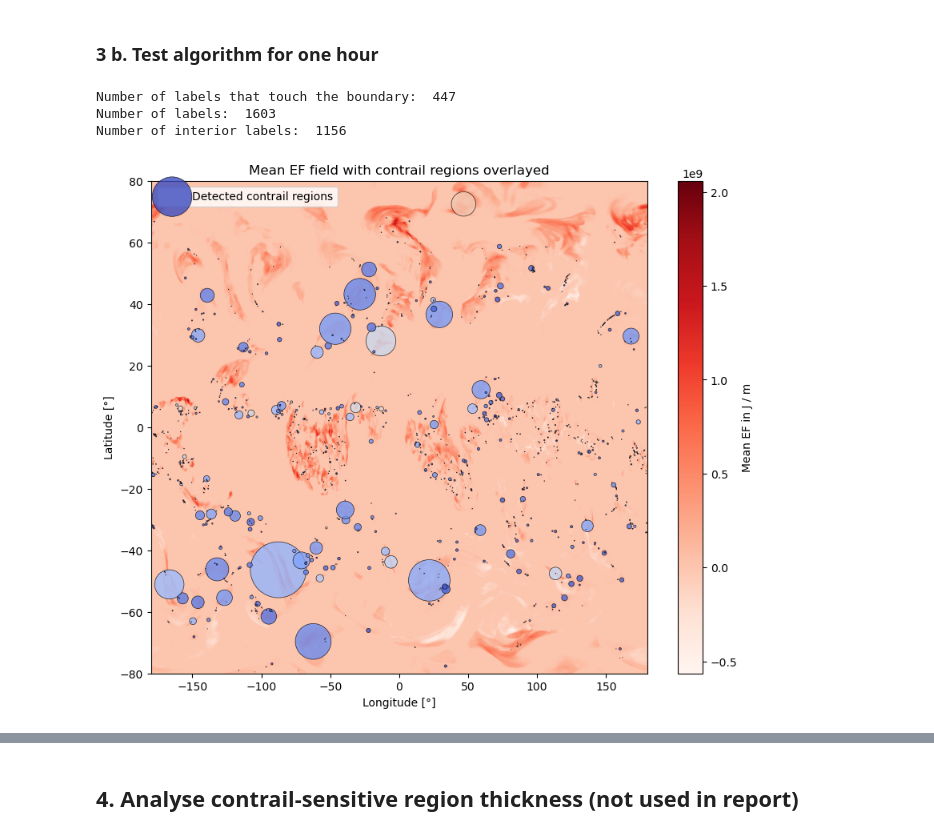
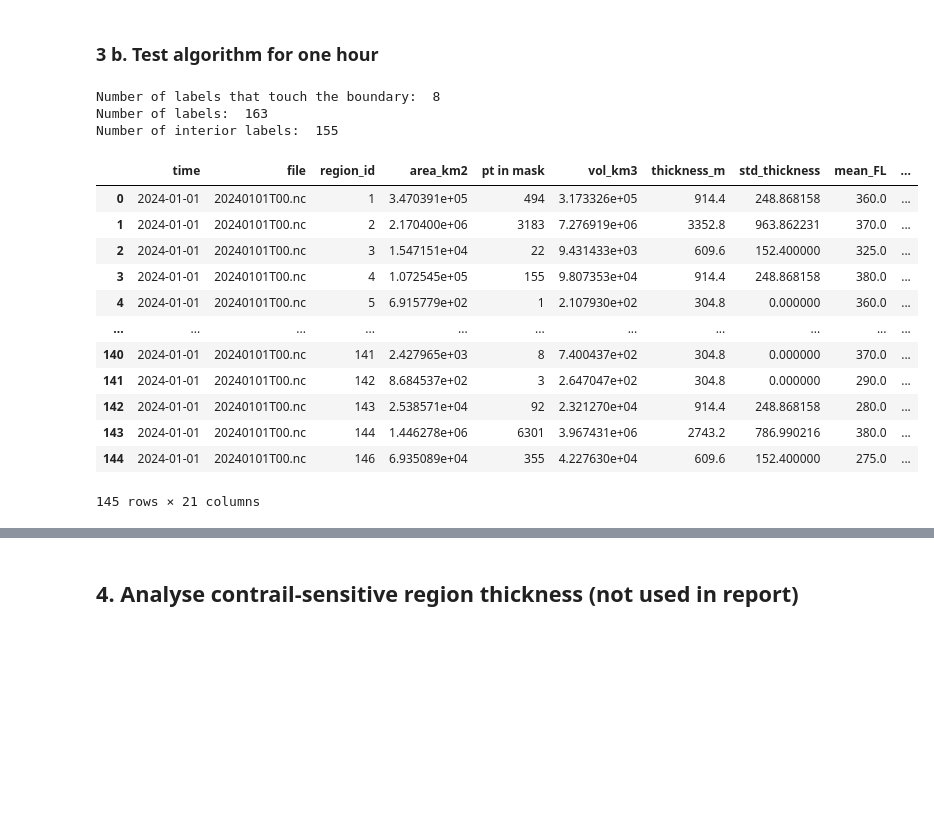
Before and after one commit to Transport-Environment/atm_and_contrail_avoidance, a Jupyter notebook: 3_issr.ipynb, the cells around one changed output, grey strips where cells are left out. Drawn from its saved outputs; the diff is of its cells as text; code cells hidden in the pictures; blank space fills up the shorter version.

Commit message:
Fix bug where ISSRs touching the lowest and highest FL would be discarded

```diff
--- a/3_issr.ipynb
+++ b/3_issr.ipynb
@@ -316,7 +316,7 @@ output_file = "contrail_region_details_2024.csv"
 n_workers = os.cpu_count() - 2  # use all but two cores
 
 # European airspace bounding box - this is a very generous bounding box that also includes parts of North America
-bbox = shapely.geometry.box(-70.0, 20.0, 70.0, 90.0)
+bbox = shapely.geometry.box(-90.0, 20.0, 90.0, 90.0)
 mask_reg = regionmask.Regions([bbox])
 
 R = 6371.0  # Earth radius in km
@@ -381,23 +381,27 @@ def process_file(filepath):
         # Discard regions that touch the boundary
         valid_mask = ecac_mask_3d.astype(bool)
 
-        # boundary mask: edges
+        # boundary mask: edges of the outer boundary
         boundary = np.zeros_like(valid_mask, dtype=bool)
         boundary[0, :, :]  = True
         boundary[-1, :, :] = True
         boundary[:, 0, :]  = True
         boundary[:, -1, :] = True
-        boundary[:, :, 0]  = True
-        boundary[:, :, -1] = True
+        #boundary[:, :, 0]  = True # Do not discard ISSRs touching top and bottom boundaries
+        #boundary[:, :, -1] = True # Do not discard ISSRs touching top and bottom boundaries
 
-        # Add internal holes (adjacent to invalids) to boundary mask
+        # Add internal holes (adjacent to invalids) to boundary mask, this includes the ecac_mask_3d.
         eroded = ndimage.binary_erosion(valid_mask, structure=structure, border_value=0)
+
+        # Keep the boundary mask from horizontal erosion — but disable z-boundaries
+        eroded[:, :, 0]  = valid_mask[:, :, 0]
+        eroded[:, :, -1] = valid_mask[:, :, -1]
+
         boundary |= (valid_mask & ~eroded)
 
         # Get a list of labels that touch the boundary to discard them
         boundary_labels = np.unique(labeled_3d[boundary])
         boundary_labels = boundary_labels[boundary_labels > 0]
-
         print("Number of labels that touch the boundary: ", len(boundary_labels))
 
         # Keep only interior labels
@@ -624,42 +628,22 @@ filepath = "data/issr/20240101T00.nc"
 ds = xr.open_dataset(filepath)
 df, labeled_3d, n_labels = process_file(filepath)
 # %% [output]
-Number of labels that touch the boundary:  447
-Number of labels:  1603
-Number of interior labels:  1156
+Number of labels that touch the boundary:  8
+Number of labels:  163
+Number of interior labels:  155
-# %%
-
-# Assuming ef_per_m has dims (time, latitude, longitude, flight_level)
-ef = ds["ef_per_m"]
-
-# --- average over flight levels (and time if present)
-ef_mean = ef.mean(dim=[d for d in ef.dims if d in ["flight_level", "time"]])
-
-fig, ax = plt.subplots(figsize=(10, 8))
-lon_min, lon_max = ds.longitude.min(), ds.longitude.max()
-lat_min, lat_max = ds.latitude.min(), ds.latitude.max()
-
-# --- background: mean forcing field
-pcm = ax.imshow(
-    ef_mean.T, origin="lower", cmap="Reds",
-    extent=[lon_min, lon_max, lat_min, lat_max],
-    aspect="auto"
-)
-
-cbar = plt.colorbar(pcm, ax=ax, label="Mean EF in J / m")
-
-# --- overlay: region centroids
-sc = ax.scatter(
-    df["mean_lon"], df["mean_lat"],
-    s=df["area_km2"] / 3e3,   # bubble size scaled to area
-    c=df["mean_forcing"], cmap="coolwarm", edgecolor="k", linewidth=0.5,
-    alpha=0.8, label="Detected contrail regions"
-)
-
-ax.set_xlabel("Longitude [°]")
-ax.set_ylabel("Latitude [°]")
-ax.set_title("Mean EF field with contrail regions overlayed")
-ax.legend()
-plt.show()
-# %% [output]
-[figure, removed]
+# %%
+df
+# %% [output]
+|  | time | file | region_id | area_km2 | pt in mask | vol_km3 | thickness_m | std_thickness | mean_FL | ... |
+| 0 | 2024-01-01 | 20240101T00.nc | 1 | 3.470391e+05 | 494 | 3.173326e+05 | 914.4 | 248.868158 | 360.0 | ... |
+| 1 | 2024-01-01 | 20240101T00.nc | 2 | 2.170400e+06 | 3183 | 7.276919e+06 | 3352.8 | 963.862231 | 370.0 | ... |
+| 2 | 2024-01-01 | 20240101T00.nc | 3 | 1.547151e+04 | 22 | 9.431433e+03 | 609.6 | 152.400000 | 325.0 | ... |
+| 3 | 2024-01-01 | 20240101T00.nc | 4 | 1.072545e+05 | 155 | 9.807353e+04 | 914.4 | 248.868158 | 380.0 | ... |
+| 4 | 2024-01-01 | 20240101T00.nc | 5 | 6.915779e+02 | 1 | 2.107930e+02 | 304.8 | 0.000000 | 360.0 | ... |
+| ... | ... | ... | ... | ... | ... | ... | ... | ... | ... | ... |
+| 140 | 2024-01-01 | 20240101T00.nc | 141 | 2.427965e+03 | 8 | 7.400437e+02 | 304.8 | 0.000000 | 370.0 | ... |
+| 141 | 2024-01-01 | 20240101T00.nc | 142 | 8.684537e+02 | 3 | 2.647047e+02 | 304.8 | 0.000000 | 290.0 | ... |
+| 142 | 2024-01-01 | 20240101T00.nc | 143 | 2.538571e+04 | 92 | 2.321270e+04 | 914.4 | 248.868158 | 280.0 | ... |
+| 143 | 2024-01-01 | 20240101T00.nc | 144 | 1.446278e+06 | 6301 | 3.967431e+06 | 2743.2 | 786.990216 | 380.0 | ... |
+| 144 | 2024-01-01 | 20240101T00.nc | 146 | 6.935089e+04 | 355 | 4.227630e+04 | 609.6 | 152.400000 | 275.0 | ... |
+145 rows × 21 columns
```
Also changed, not shown: parts of 1 cell of this notebook.
